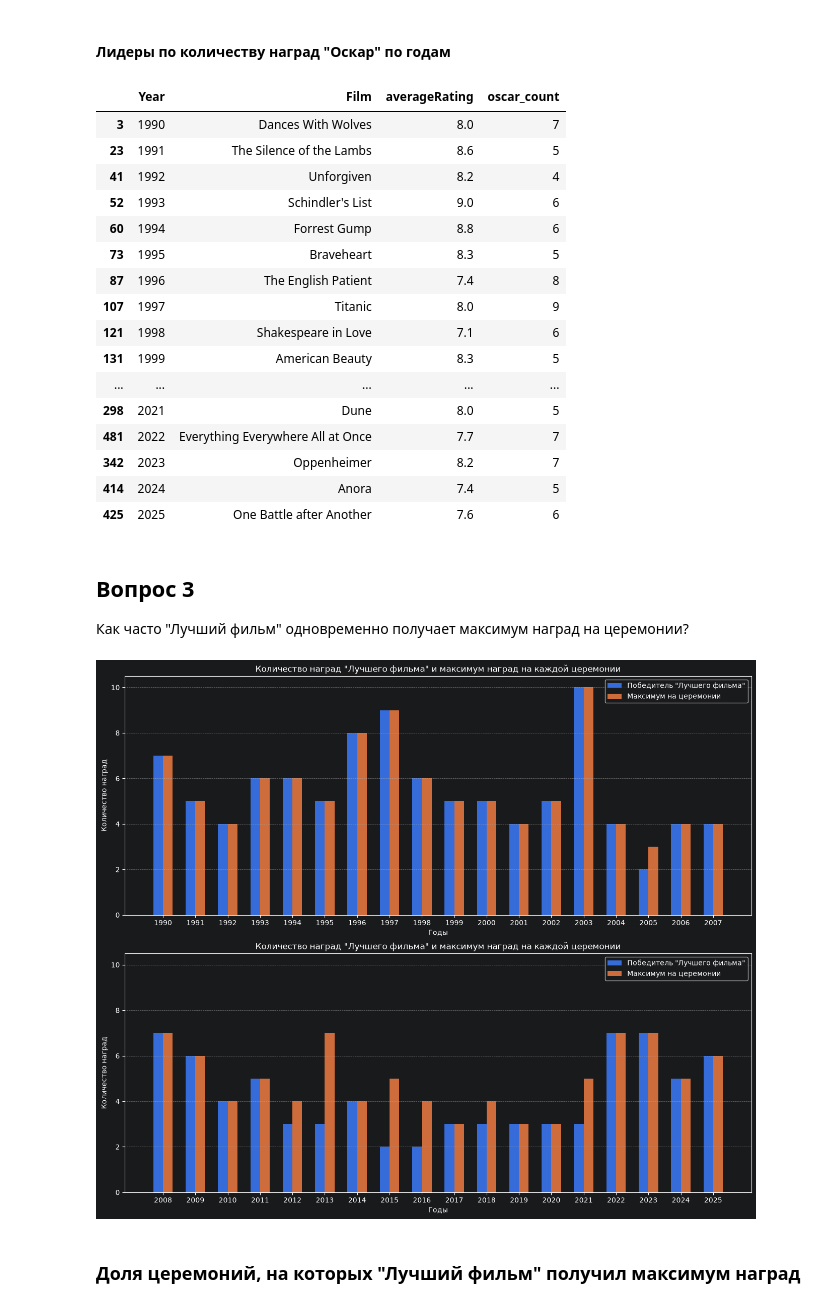
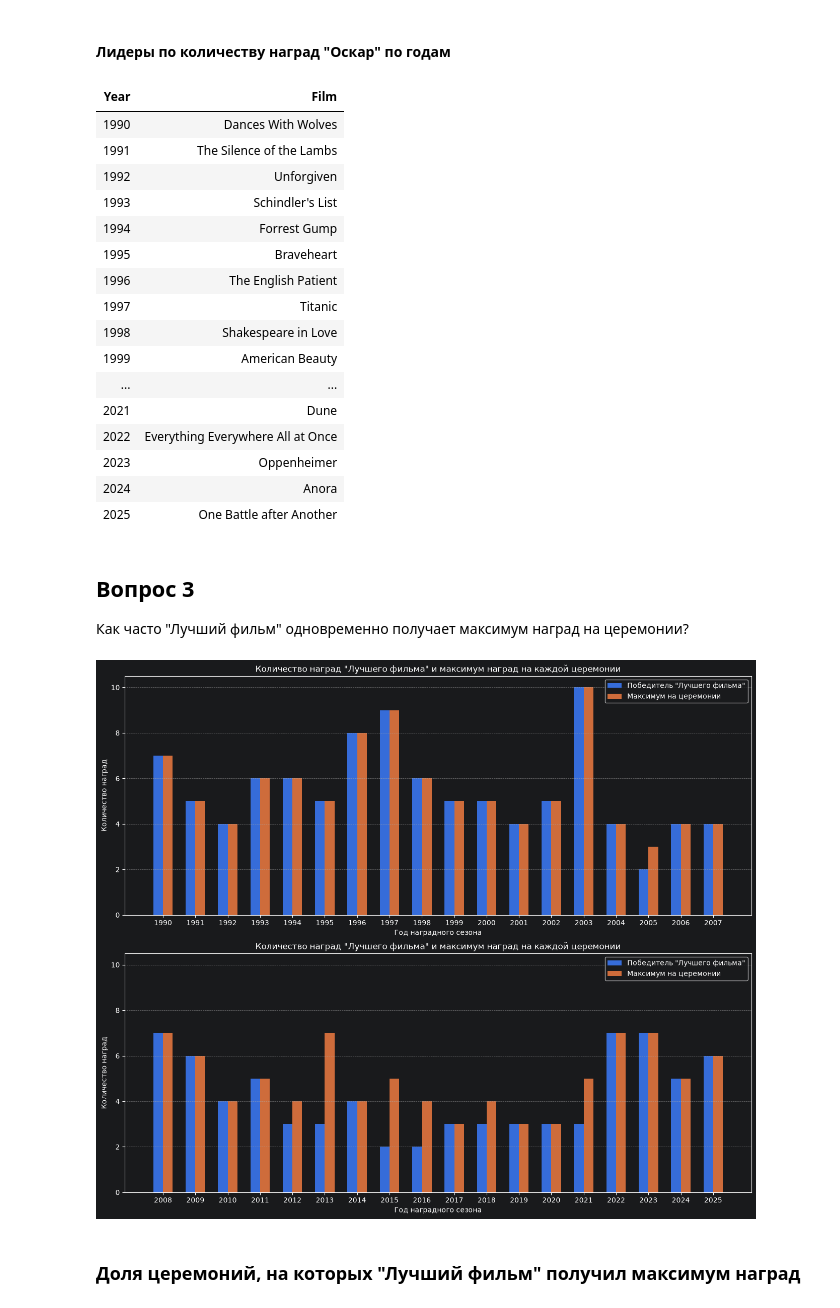
Before and after one commit to STPolya/oscars-imdb-analysis, a Jupyter notebook: analysis.ipynb, the cells around one changed output. Drawn from its saved outputs; the diff is of its cells as text; code cells hidden in the pictures.

```diff
--- a/analysis.ipynb
+++ b/analysis.ipynb
@@ -1,15 +1,14 @@
 # %%
 from pathlib import Path
+import matplotlib.pyplot as plt
 from modules.loading import load_files
 from modules.preparation import prepare_oscar_nominations
 
 BASE_DIR = Path.cwd()
 OSCAR_FILE = BASE_DIR / 'data' / 'oscar_nominations.csv'
-TITLES_FILE = BASE_DIR / 'data' / 'imdb_titles.tsv'
 RATINGS_FILE = BASE_DIR / 'data' / 'imdb_ratings.tsv'
 
-raw_nominations = load_files(OSCAR_FILE, ';')
-nominations = prepare_oscar_nominations(raw_nominations)
+nominations = prepare_oscar_nominations(load_files(OSCAR_FILE, ';'))
 ratings = load_files(RATINGS_FILE, '\t')
 
 nominations_ratings = nominations.merge(
@@ -143,30 +141,30 @@ plt.show()
 # %% [markdown]
 #### Лидеры по количеству наград "Оскар" по годам
 # %%
-top_awarded_films.sort_values('Year', ascending=True)
+top_awarded_films[['Year', 'Film']].sort_values('Year', ascending=True).style.hide(axis='index')
 # %% [output]
-|  | Year | Film | averageRating | oscar_count |
-| 3 | 1990 | Dances With Wolves | 8.0 | 7 |
-| 23 | 1991 | The Silence of the Lambs | 8.6 | 5 |
-| 41 | 1992 | Unforgiven | 8.2 | 4 |
-| 52 | 1993 | Schindler's List | 9.0 | 6 |
-| 60 | 1994 | Forrest Gump | 8.8 | 6 |
-| 73 | 1995 | Braveheart | 8.3 | 5 |
-| 87 | 1996 | The English Patient | 7.4 | 8 |
-| 107 | 1997 | Titanic | 8.0 | 9 |
-| 121 | 1998 | Shakespeare in Love | 7.1 | 6 |
-| 131 | 1999 | American Beauty | 8.3 | 5 |
-| ... | ... | ... | ... | ... |
-| 298 | 2021 | Dune | 8.0 | 5 |
-| 481 | 2022 | Everything Everywhere All at Once | 7.7 | 7 |
-| 342 | 2023 | Oppenheimer | 8.2 | 7 |
-| 414 | 2024 | Anora | 7.4 | 5 |
-| 425 | 2025 | One Battle after Another | 7.6 | 6 |
+| Year | Film |
+| 1990 | Dances With Wolves |
+| 1991 | The Silence of the Lambs |
+| 1992 | Unforgiven |
+| 1993 | Schindler's List |
+| 1994 | Forrest Gump |
+| 1995 | Braveheart |
+| 1996 | The English Patient |
+| 1997 | Titanic |
+| 1998 | Shakespeare in Love |
+| 1999 | American Beauty |
+| ... | ... |
+| 2021 | Dune |
+| 2022 | Everything Everywhere All at Once |
+| 2023 | Oppenheimer |
+| 2024 | Anora |
+| 2025 | One Battle after Another |
 # %% [markdown]
 ## Вопрос 3
 Как часто "Лучший фильм" одновременно получает максимум наград на церемонии?
 # %%
-from modules.visualization import draw_double_bar
+from modules.visualization import draw_awards_double_bar
 
 films_oscar_count = (
     best_films.merge(
@@ -177,36 +175,36 @@ films_oscar_count = (
     .drop(columns=['Film', 'FilmId', 'averageRating'])
     .merge(
         top_awarded_films[['Year', 'oscar_count']],
         on='Year',
         validate='many_to_one',
         suffixes=('_best_picture', '_max')
     )
 )
 
 fig, axes = plt.subplots(
     nrows=2, ncols=1,
     figsize=(13, 11),
     layout='constrained',
     sharey=True
 )
 
-draw_double_bar(
+draw_awards_double_bar(
     films_oscar_count['Year'].iloc[:18],
     films_oscar_count['oscar_count_best_picture'].iloc[:18],
     films_oscar_count['oscar_count_max'].iloc[:18],
     axes[0]
 )
 
-draw_double_bar(
+draw_awards_double_bar(
     films_oscar_count['Year'].iloc[18:],
     films_oscar_count['oscar_count_best_picture'].iloc[18:],
     films_oscar_count['oscar_count_max'].iloc[18:],
     axes[1]
 )
 
 plt.show()
 # %% [output]
-[figure, old version]
+[figure, new version]
 # %% [markdown]
 ### Доля церемоний, на которых "Лучший фильм" получил максимум наград
 # %%
```
Also changed, not shown: parts of 10 cells of this notebook, 4 other files.
